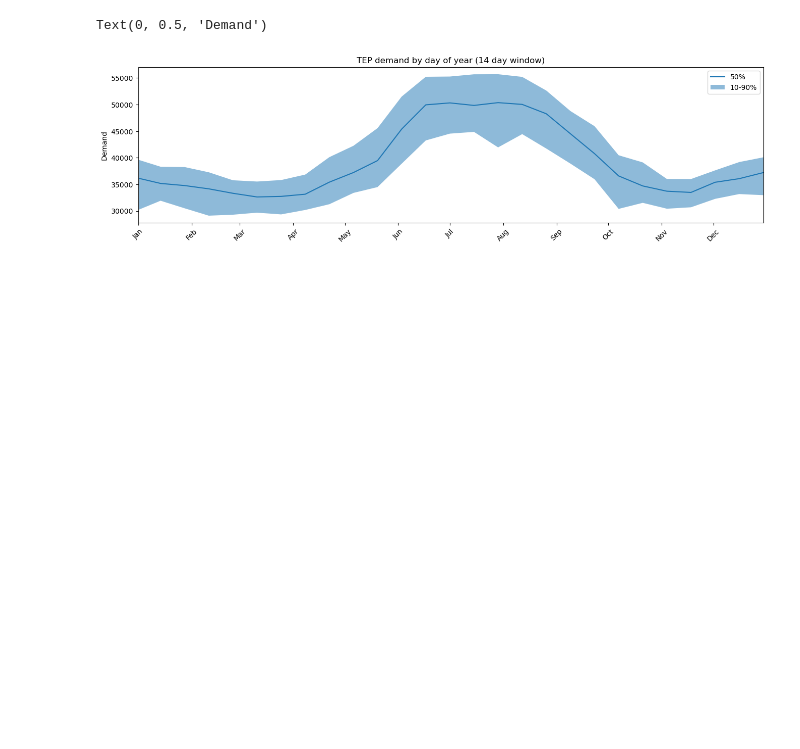
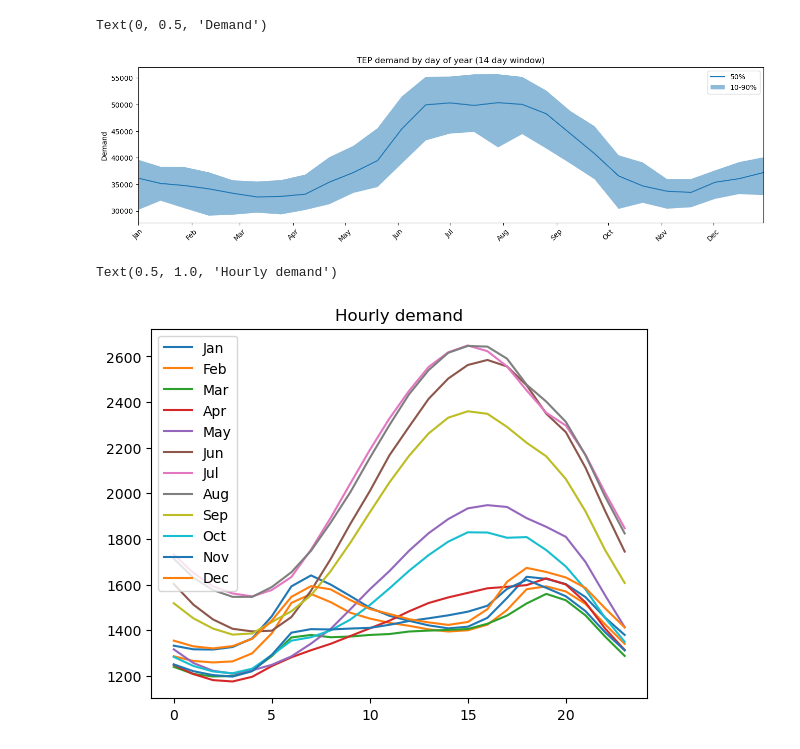
Before and after one commit to tmharty/notesbooks, a Jupyter notebook: load_data.ipynb, the cells around one changed output. Drawn from its saved outputs; the diff is of its cells as text; code cells hidden in the pictures; blank space fills up the shorter version.

```diff
--- a/load_data.ipynb
+++ b/load_data.ipynb
@@ -66,6 +66,15 @@ for a_month in range(1, 13):
         hourly_quantiles.loc[(a_month, ), a_quantile] = month_quantile(tep_data, a_month, float(a_quantile)/100).values
 # %%
 hourly_quantiles = hourly_quantiles.astype(float)
+# %%
+plt.figure()
+for a_month in range(1, 13):
+    plt.plot(hourly_quantiles[50].loc[(a_month, )], label=months[a_month-1])
+    plt.legend()
+plt.title('Hourly demand')
+# %% [output]
+Text(0.5, 1.0, 'Hourly demand')
+[figure, added]
 # %%
 for a_month in range(1, 13):
     plt.figure()
```
Also changed, not shown: parts of 3 cells of this notebook.
